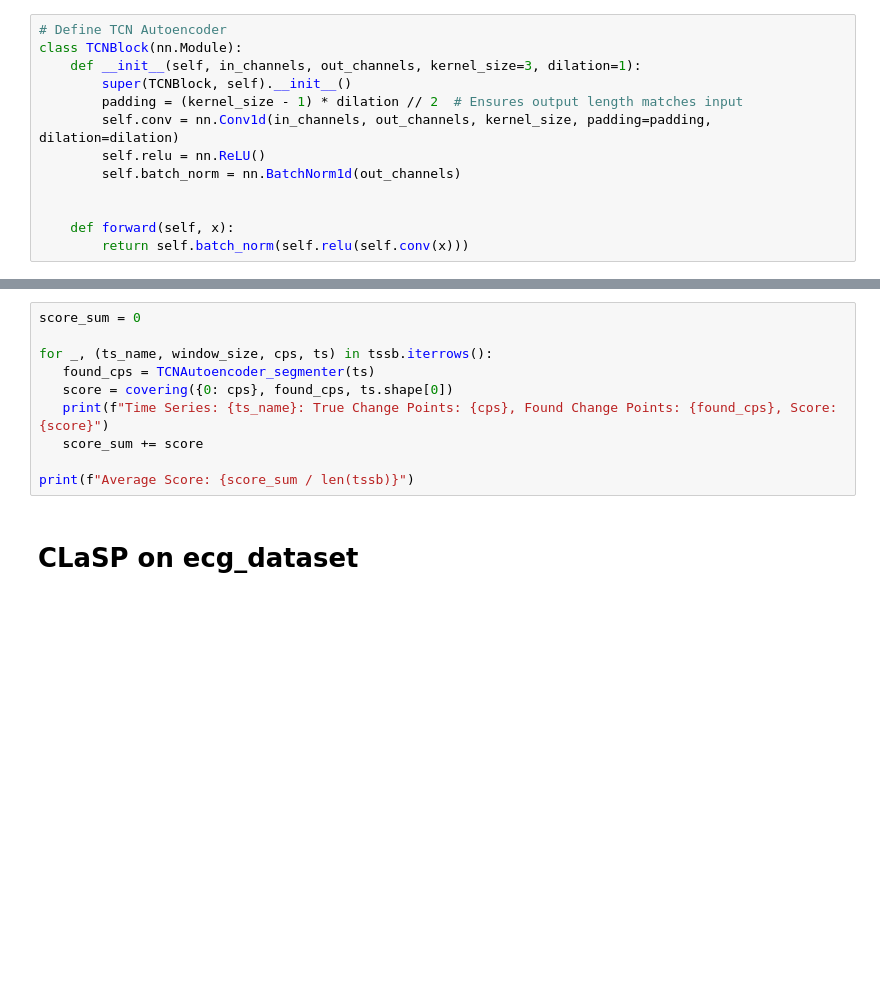
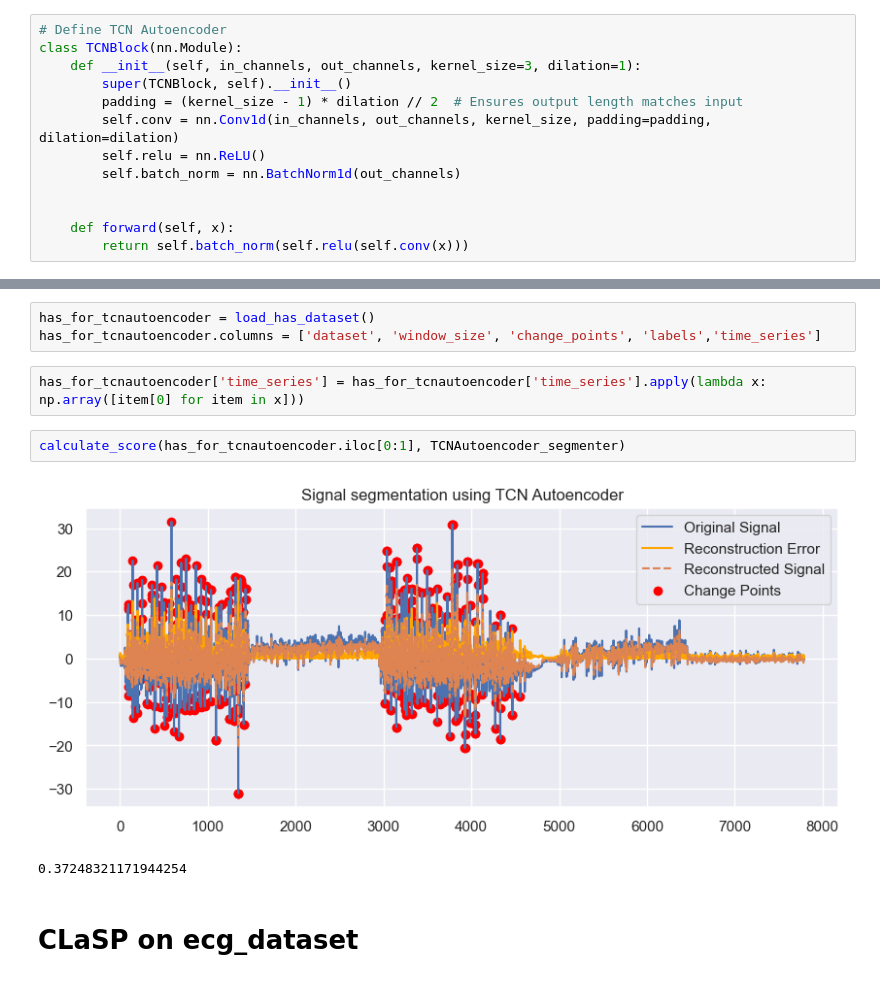
Before and after one commit to czotterbenedek/time-series-ensemble-segmentation, a Jupyter notebook: onlab_tfb4fy.ipynb, the cells around one changed output, grey strips where cells are left out. Drawn from its saved outputs; the diff is of its cells as text; blank space fills up the shorter version.

```diff
--- a/onlab_tfb4fy.ipynb
+++ b/onlab_tfb4fy.ipynb
@@ -357,13 +356,13 @@ Detected change points: [  1   2  79  83 117]
-# %%
-score_sum = 0
-
-for _, (ts_name, window_size, cps, ts) in tssb.iterrows():
-   found_cps = TCNAutoencoder_segmenter(ts)
-   score = covering({0: cps}, found_cps, ts.shape[0])
-   print(f"Time Series: {ts_name}: True Change Points: {cps}, Found Change Points: {found_cps}, Score: {score}")
-   score_sum += score
-
-print(f"Average Score: {score_sum / len(tssb)}")
+# %%
+has_for_tcnautoencoder = load_has_dataset()
+has_for_tcnautoencoder.columns = ['dataset', 'window_size', 'change_points', 'labels','time_series']
+# %%
+has_for_tcnautoencoder['time_series'] = has_for_tcnautoencoder['time_series'].apply(lambda x: np.array([item[0] for item in x]))
+# %%
+calculate_score(has_for_tcnautoencoder.iloc[0:1], TCNAutoencoder_segmenter)
+# %% [output]
+[figure, added]
+0.37248321171944254
 # %% [markdown]
 # CLaSP on ecg_dataset
 # %%
```
Also changed, not shown: parts of 5 cells of this notebook.
